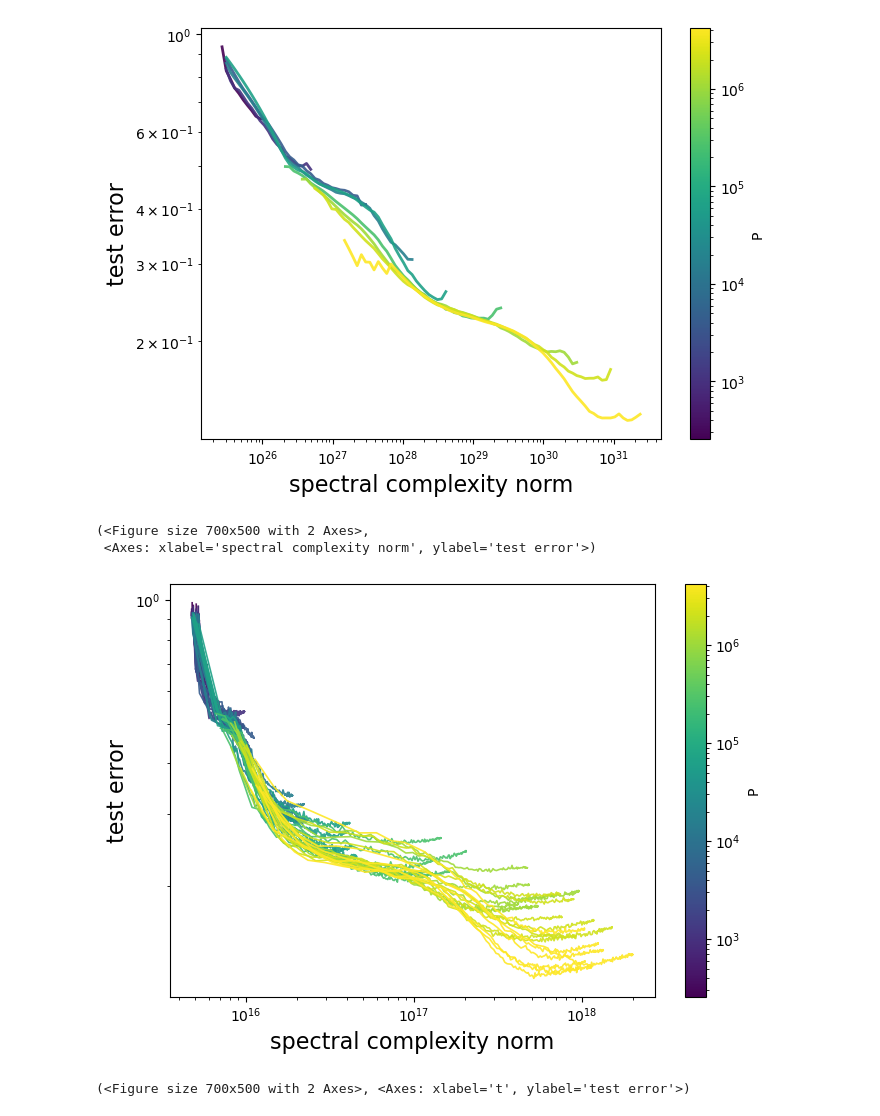
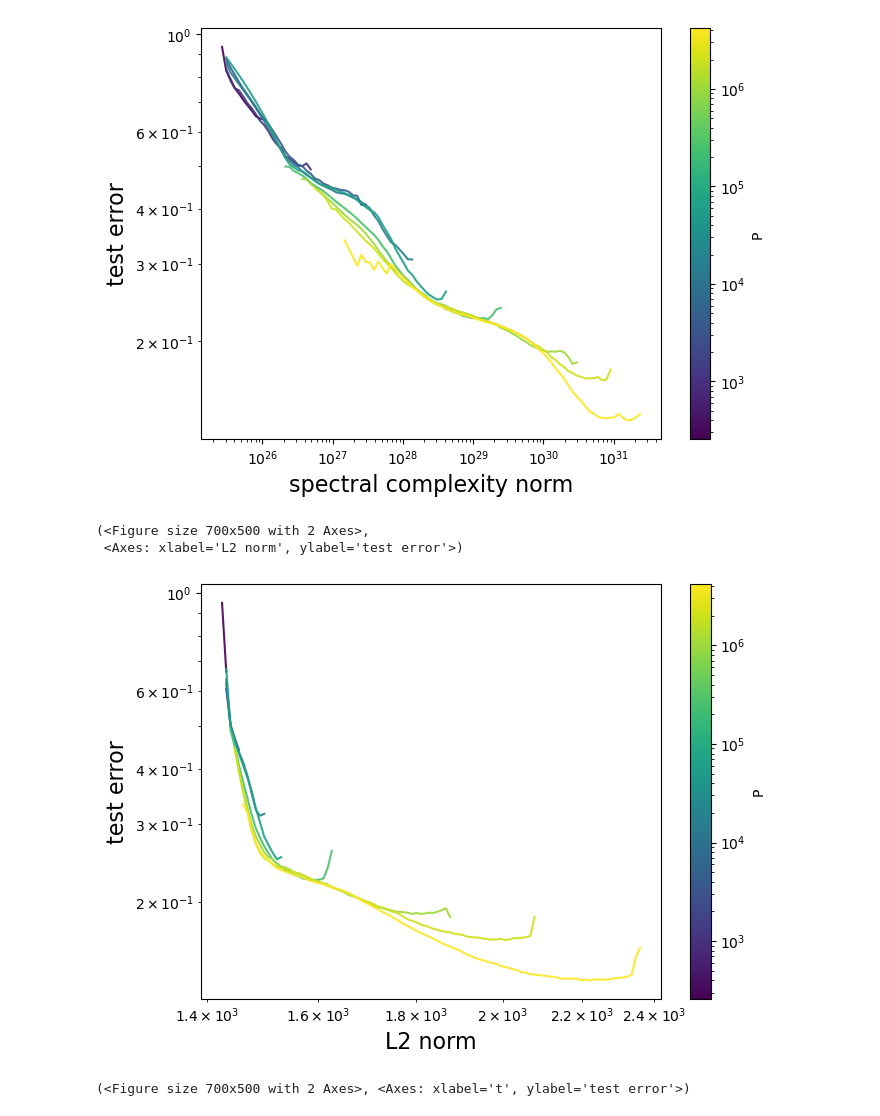
Before and after one commit to f-damico/theory-language-modelling, a Jupyter notebook: rhm_dynamics copy.ipynb, the cells around one changed output. Saved outputs shown, nothing was run; the diff lists cells and outputs as text; code cells hidden in the pictures.

```diff
--- a/rhm_dynamics copy.ipynb
+++ b/rhm_dynamics copy.ipynb
@@ -522,14 +1262,17 @@ plot_err_vs_norm_all_curves(
 # %%
 plot_err_vs_norm_all_curves(
     res,
-    norm_type="spectral_complexity_no_QK",
+    norm_type="l2",
     xscale="log",
     yscale="log",
+    average_seeds=True,
+    avg_num_x=100,
+
 )
 # %% [output]
 (<Figure size 700x500 with 2 Axes>,
- <Axes: xlabel='spectral complexity norm', ylabel='test error'>)
+ <Axes: xlabel='L2 norm', ylabel='test error'>)
-[figure, old version]
+[figure, new version]
 # %%
 plot_err_vs_norm_all_curves(
     res,
```
Also changed, not shown: parts of 50 cells of this notebook, 1 other file.
